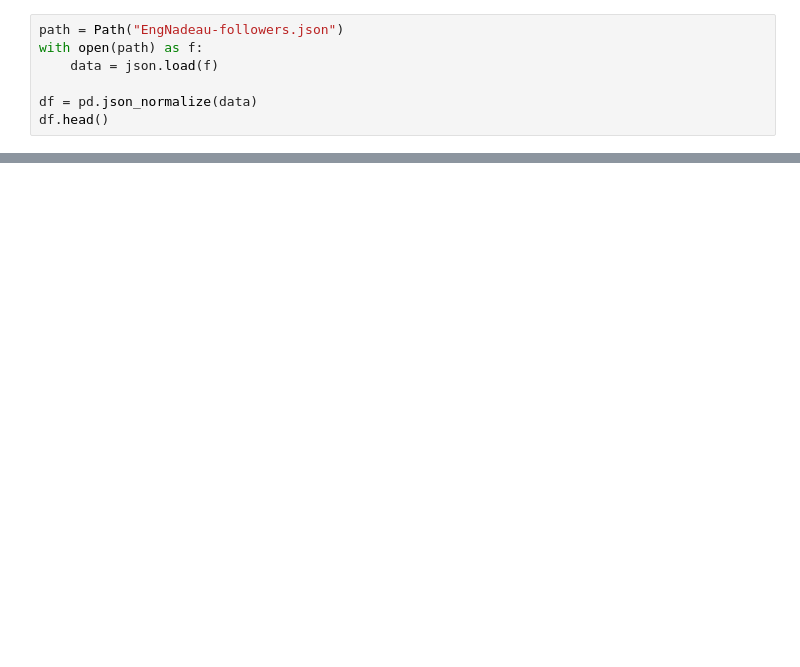
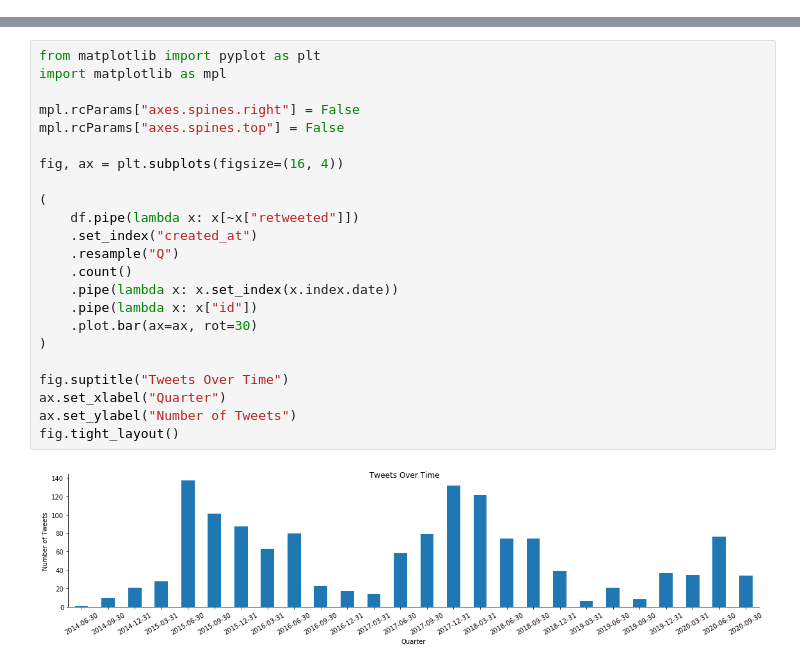
Before and after one commit to nnadeau/academic-kickstart, a Jupyter notebook: content/post/2020/8/evaluating-twitter-with-plumes/index.ipynb, the cells around one changed output, grey strips where cells are left out. Drawn from its saved outputs; the diff is of its cells as text; blank space fills up the shorter version.

```diff
--- a/content/post/2020/8/evaluating-twitter-with-plumes/index.ipynb
+++ b/content/post/2020/8/evaluating-twitter-with-plumes/index.ipynb
@@ -177,7 +88,0 @@ fig.tight_layout()
-# %%
-path = Path("EngNadeau-followers.json")
-with open(path) as f:
-    data = json.load(f)
-
-df = pd.json_normalize(data)
-df.head()
@@ -259,0 +140,25 @@ fig.tight_layout()
+# %%
+from matplotlib import pyplot as plt
+import matplotlib as mpl
+
+mpl.rcParams["axes.spines.right"] = False
+mpl.rcParams["axes.spines.top"] = False
+
+fig, ax = plt.subplots(figsize=(16, 4))
+
+(
+    df.pipe(lambda x: x[~x["retweeted"]])
+    .set_index("created_at")
+    .resample("Q")
+    .count()
+    .pipe(lambda x: x.set_index(x.index.date))
+    .pipe(lambda x: x["id"])
+    .plot.bar(ax=ax, rot=30)
+)
+
+fig.suptitle("Tweets Over Time")
+ax.set_xlabel("Quarter")
+ax.set_ylabel("Number of Tweets")
+fig.tight_layout()
+# %% [output]
+[figure, added]
```
Also changed, not shown: parts of 51 cells of this notebook.
